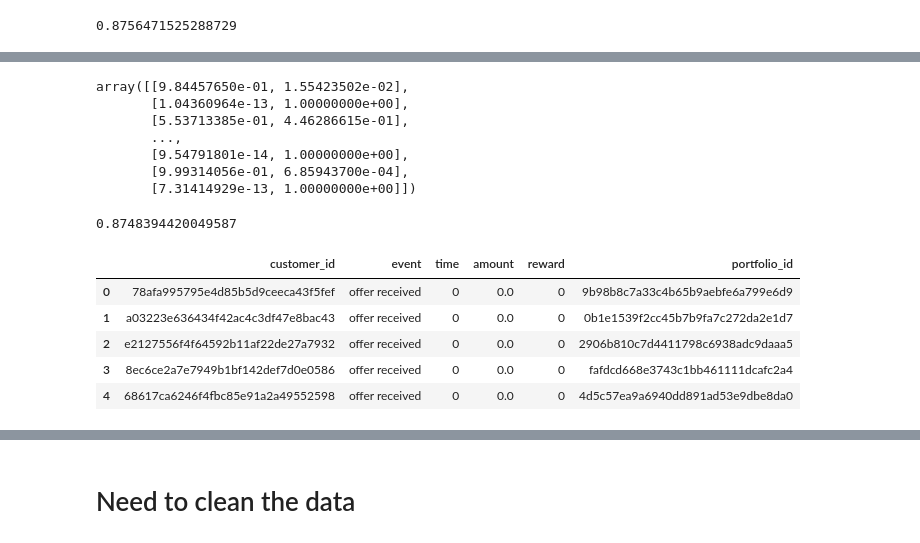
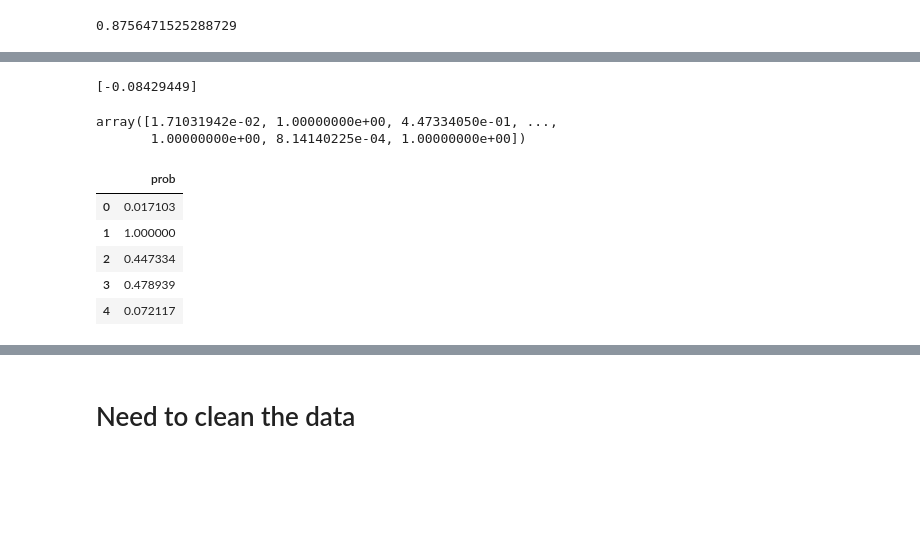
Before and after one commit to Mendy5/Udacity_Project_Capstone, a Jupyter notebook: Starbucks_Capstone_Notebook_v2.ipynb, the cells around one changed output, grey strips where cells are left out. Drawn from its saved outputs; the diff is of its cells as text; code cells hidden in the pictures; blank space fills up the shorter version.

Commit message:
Update Starbucks_Capstone_Notebook_v2.ipynb
1. Play data with the logistic regression model

```diff
--- a/Starbucks_Capstone_Notebook_v2.ipynb
+++ b/Starbucks_Capstone_Notebook_v2.ipynb
@@ -1274,5 +1274,5 @@ trans_cus_q1_temp_df["completed_rate"] = trans_cus_temp_df["offer_completed"]/tr
 # %%
-trans_cus_q1_df = inv_df.merge(trans_cus_temp_df[["customer_id", "portfolio_id","completed_rate"]],\
+trans_cus_q1_df = inv_df.merge(trans_cus_q1_temp_df[["customer_id", "portfolio_id","completed_rate"]],\
                                                                on = ["customer_id", "portfolio_id"],\
                                                                how="left")
 # %%
@@ -1353,5 +1366,3 @@ q1_logreg.score(X_q1_lg_train, y_q1_lg_train)
 q1_logreg.score(X_q1_lg_test, y_q1_lg_test)
 # %% [output]
 0.8756471525288729
-# %%
-q1_logreg.fit(X_q1_lg, y_q1_lg)
@@ -1364,23 +1378,24 @@ array([False,  True, False, ...,  True, False,  True])
+# %%
+# Assign the intercept to the variable intercept
+intercept = q1_logreg.intercept_
+print(intercept)
+# %% [output]
+[-0.08429449]
 # %%
-q1_logreg.predict_proba(X_q1_lg)
+q1_predictions = q1_logreg.predict_proba(X_q1_lg)
-# %% [output]
-array([[9.84457650e-01, 1.55423502e-02],
-       [1.04360964e-13, 1.00000000e+00],
-       [5.53713385e-01, 4.46286615e-01],
-       ...,
-       [9.54791801e-14, 1.00000000e+00],
-       [9.99314056e-01, 6.85943700e-04],
-       [7.31414929e-13, 1.00000000e+00]])
-# %%
-q1_logreg.score(X_q1_lg, y_q1_lg)
-# %% [output]
-0.8748394420049587
+# %%
+q1_predictions[:, 1]
+# %% [output]
+array([1.71031942e-02, 1.00000000e+00, 4.47334050e-01, ...,
+       1.00000000e+00, 8.14140225e-04, 1.00000000e+00])
+# %%
+q1_predictions_df = pd.DataFrame(q1_predictions[:, 1], columns=["prob"])
 # %%
-transcript.head()
+q1_predictions_df.head()
 # %% [output]
-|  | customer_id | event | time | amount | reward | portfolio_id |
-| 0 | 78afa995795e4d85b5d9ceeca43f5fef | offer received | 0 | 0.0 | 0 | 9b98b8c7a33c4b65b9aebfe6a799e6d9 |
-| 1 | a03223e636434f42ac4c3df47e8bac43 | offer received | 0 | 0.0 | 0 | 0b1e1539f2cc45b7b9fa7c272da2e1d7 |
-| 2 | e2127556f4f64592b11af22de27a7932 | offer received | 0 | 0.0 | 0 | 2906b810c7d4411798c6938adc9daaa5 |
-| 3 | 8ec6ce2a7e7949b1bf142def7d0e0586 | offer received | 0 | 0.0 | 0 | fafdcd668e3743c1bb461111dcafc2a4 |
-| 4 | 68617ca6246f4fbc85e91a2a49552598 | offer received | 0 | 0.0 | 0 | 4d5c57ea9a6940dd891ad53e9dbe8da0 |
+|  | prob |
+| 0 | 0.017103 |
+| 1 | 1.000000 |
+| 2 | 0.447334 |
+| 3 | 0.478939 |
+| 4 | 0.072117 |
```
Also changed, not shown: parts of 34 cells of this notebook.
